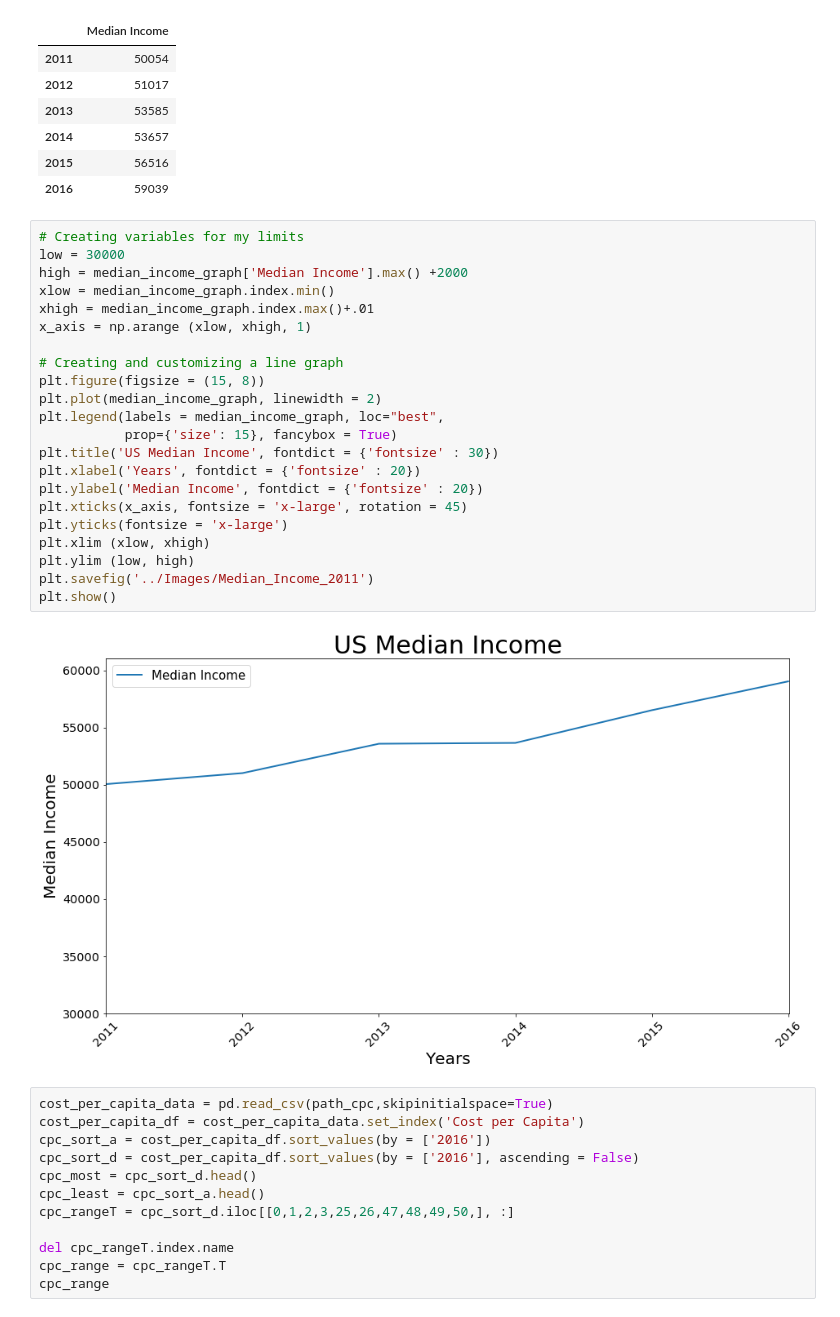
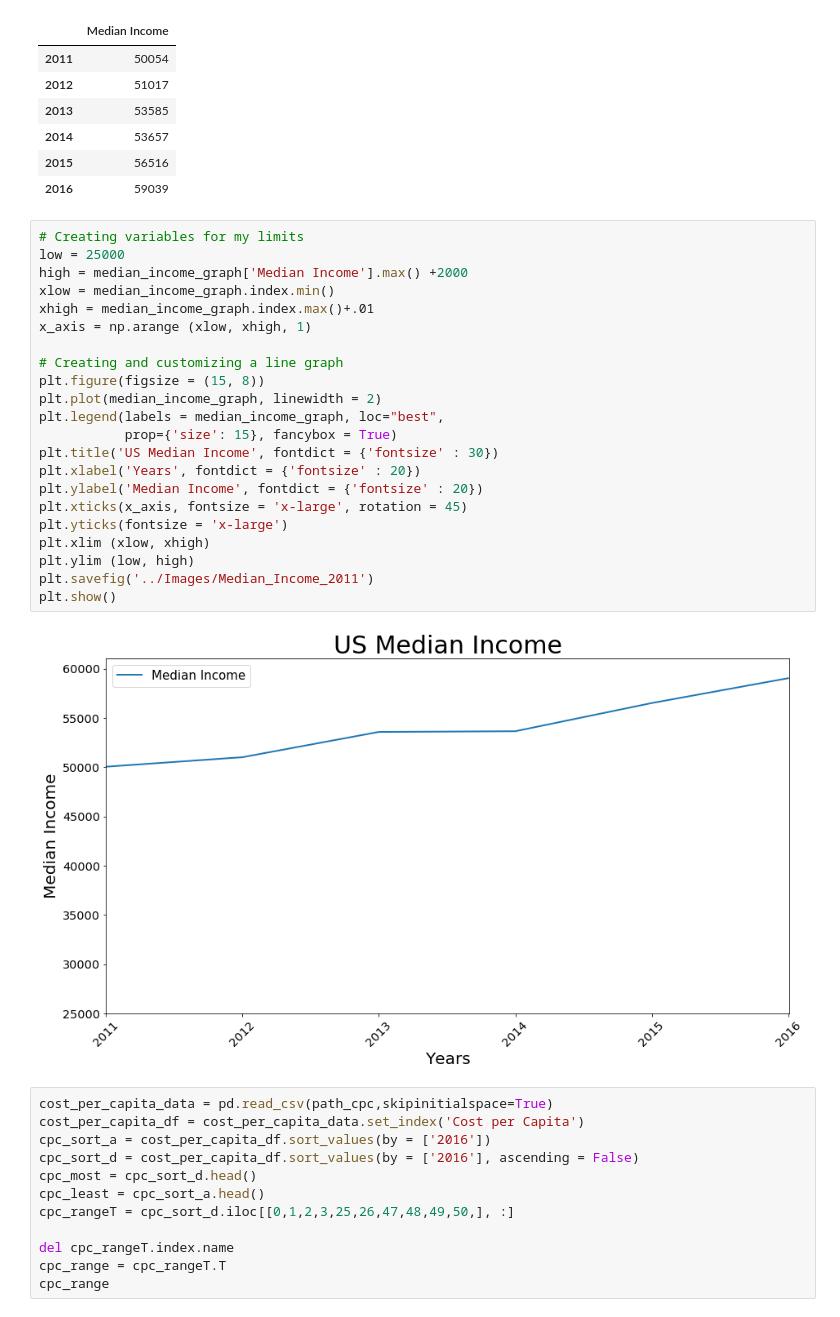
Before and after one commit to Rshn8411/project1, a Jupyter notebook: DL_Graphs/2011_2016_Graphs.ipynb, the cells around one changed output. Cells and saved outputs as stored; diff of their text form.

```diff
--- a/DL_Graphs/2011_2016_Graphs.ipynb
+++ b/DL_Graphs/2011_2016_Graphs.ipynb
@@ -241,28 +246,28 @@ median_income_graph
 | 2016 | 59039 |
 # %%
 # Creating variables for my limits
-low = 30000
+low = 25000
 high = median_income_graph['Median Income'].max() +2000
 xlow = median_income_graph.index.min()
 xhigh = median_income_graph.index.max()+.01
 x_axis = np.arange (xlow, xhigh, 1)
 
 # Creating and customizing a line graph
 plt.figure(figsize = (15, 8))
 plt.plot(median_income_graph, linewidth = 2)
 plt.legend(labels = median_income_graph, loc="best",
            prop={'size': 15}, fancybox = True)
 plt.title('US Median Income', fontdict = {'fontsize' : 30})
 plt.xlabel('Years', fontdict = {'fontsize' : 20})
 plt.ylabel('Median Income', fontdict = {'fontsize' : 20})
 plt.xticks(x_axis, fontsize = 'x-large', rotation = 45)
 plt.yticks(fontsize = 'x-large')
 plt.xlim (xlow, xhigh)
 plt.ylim (low, high)
 plt.savefig('../Images/Median_Income_2011')
 plt.show()
 # %% [output]
-[figure, old version]
+[figure, new version]
 # %%
 cost_per_capita_data = pd.read_csv(path_cpc,skipinitialspace=True)
 cost_per_capita_df = cost_per_capita_data.set_index('Cost per Capita')
```
Also changed, not shown: parts of 11 cells of this notebook, 5 other files.
